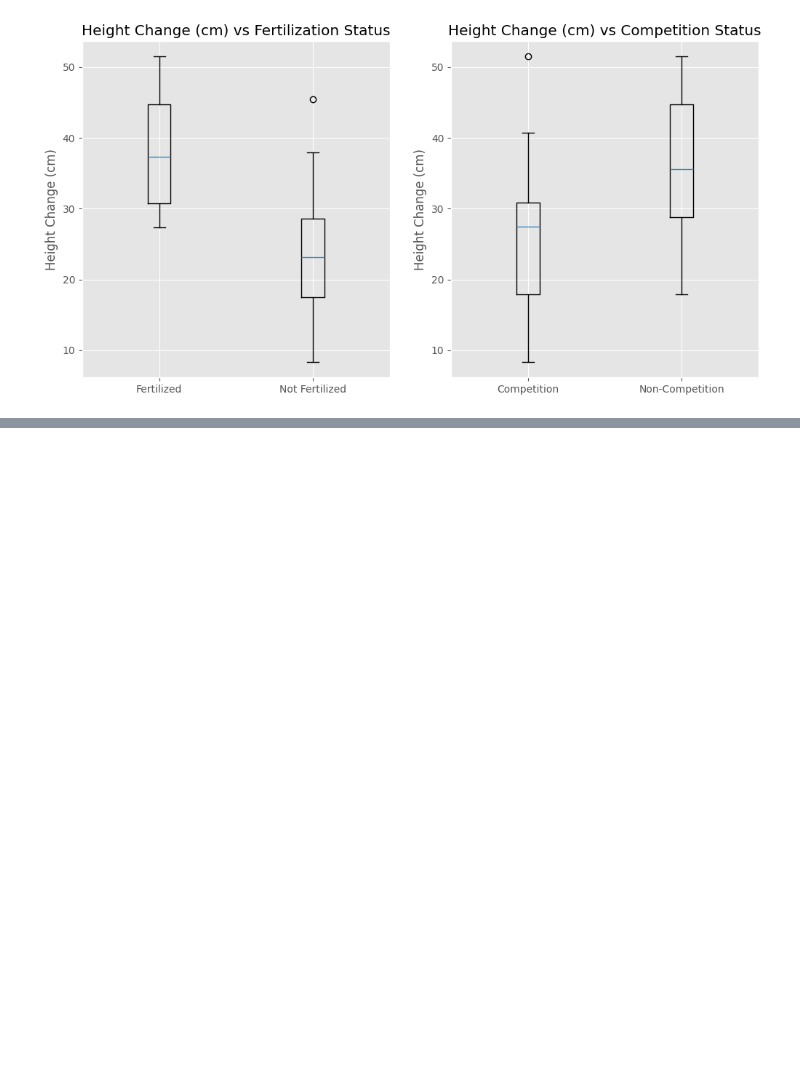
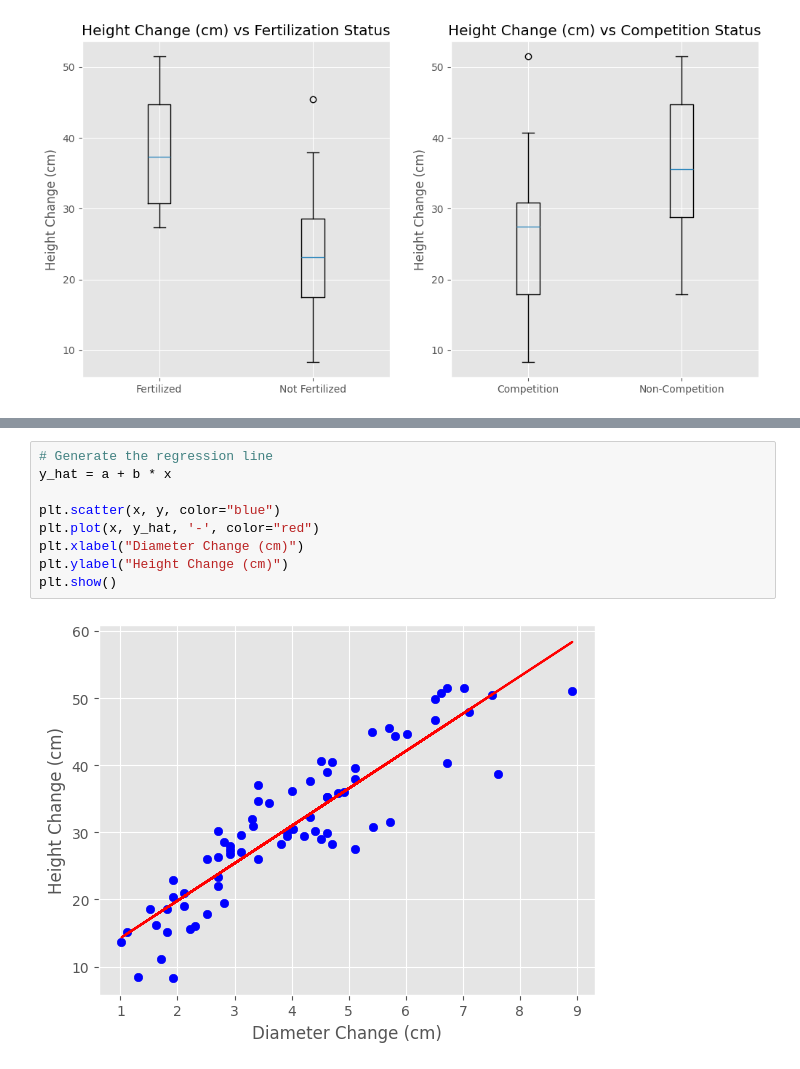
Before and after one commit to tzabilowicz/DataScience, a Jupyter notebook: case_studies/black_spruce.ipynb, the cells around one changed output, grey strips where cells are left out. Drawn from its saved outputs; the diff is of its cells as text; blank space fills up the shorter version.

```diff
--- a/case_studies/black_spruce.ipynb
+++ b/case_studies/black_spruce.ipynb
@@ -247,0 +377,11 @@ p-value (Diameter Test): 0.00009999
+# %%
+# Generate the regression line
+y_hat = a + b * x
+
+plt.scatter(x, y, color="blue")
+plt.plot(x, y_hat, '-', color="red")
+plt.xlabel("Diameter Change (cm)")
+plt.ylabel("Height Change (cm)")
+plt.show()
+# %% [output]
+[figure, added]
```
Also changed, not shown: parts of 13 cells of this notebook, 1 other file.
